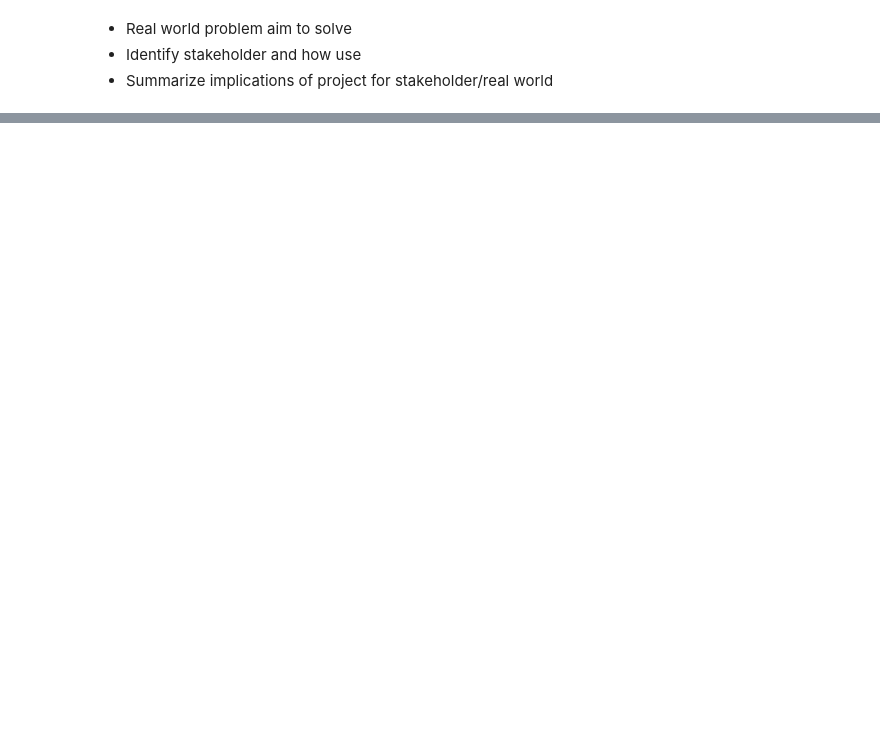
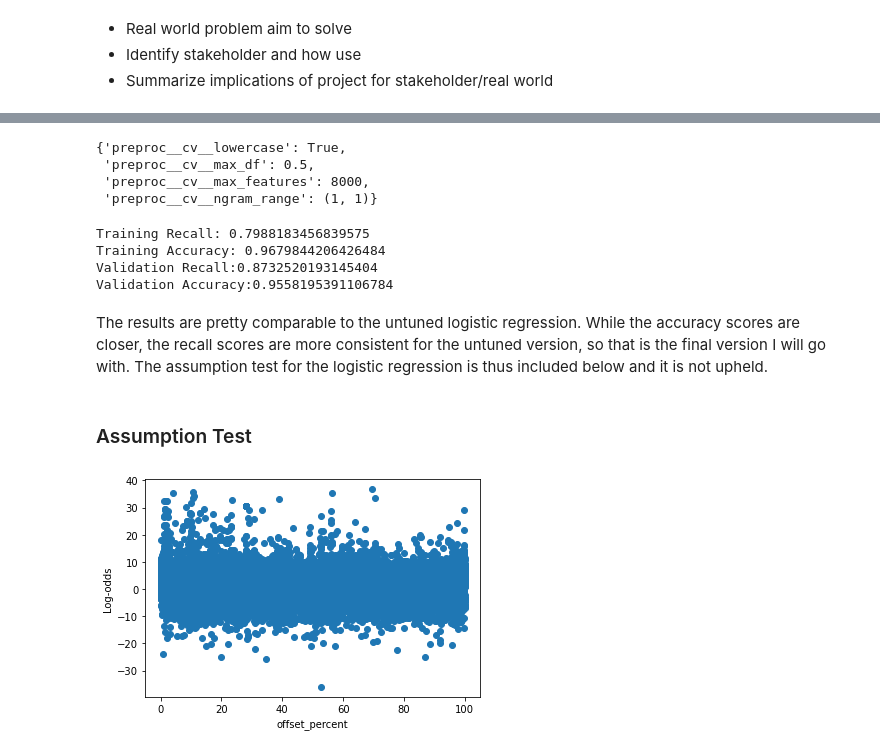
Before and after one commit to kelsklane/Capstone_Twitch_NLP, a Jupyter notebook: Twitch_Negative_Chat.ipynb, the cells around one changed output, grey strips where cells are left out. Cells and saved outputs as stored; diff of their text form; code cells hidden in the pictures; blank space fills up the shorter version.

```diff
--- a/Twitch_Negative_Chat.ipynb
+++ b/Twitch_Negative_Chat.ipynb
@@ -75,0 +96,2 @@ Evaluation:
+# %%
+df = df.dropna(subset = ['body'])
@@ -75,0 +295,3 @@ Evaluation:
+# %%
+df = df.drop(columns = ['body', 'channel_id', 'commenter_id', 'is_ad', 'created_at',
+                  'offset', 'hour', 'max_time', 'twitch_chat', 'emotes'], axis = 1)
@@ -75,0 +300,2 @@ Evaluation:
+# %%
+df['video_id'] = df['video_id'].astype(str)
@@ -78,0 +469,62 @@ Evaluation:
+# %%
+#Creates parameters to test
+params = {
+    'preproc__cv__max_features': [None, 4000, 8000],
+    'preproc__cv__max_df': [.5, .8, 1],
+    'preproc__cv__ngram_range': [(1,1), (2,2)],
+    'preproc__cv__lowercase': [False, True]
+}
+
+#Fits gridsearch on model and prints out the best parameters
+search = GridSearchCV(logreg, param_grid = params, scoring = scoring, cv = 3, refit = 'rec')
+search.fit(X_train, y_train)
+search.best_params_
+# %% [output]
+{'preproc__cv__lowercase': True,
+ 'preproc__cv__max_df': 0.5,
+ 'preproc__cv__max_features': 8000,
+ 'preproc__cv__ngram_range': (1, 1)}
+# %%
+#Pipeline for processing and fitting model
+count_vec = ColumnTransformer([
+    ('cv', CountVectorizer(lowercase = True, max_df = .5, max_features = 8000, tokenizer = chat_tokenizer), 'chats'),
+    ('ohe', OneHotEncoder(), ['video_id', 'day_night']),
+    ('ss', StandardScaler(), ['any_emojis', 'cap_ratio', 'offset_percent', 'total_comments'])],
+    remainder = 'passthrough')
+
+logreg_tune = imbpipeline(steps=[
+    ('preproc', count_vec),
+    ('smote', SMOTE(sampling_strategy = 'minority', random_state = 213)),
+    ('lr', LogisticRegression(max_iter = 10000, random_state = 213))
+])
+
+#Fits model and prints training score
+logreg_tune.fit(X_train, y_train)
+preds = logreg_tune.predict(X_train)
+print("Training Recall:", recall_score(preds, y_train))
+print("Training Accuracy:", logreg_tune.score(X_train, y_train))
+
+#Cross validates model and prints average result
+scores = cross_validate(logreg_tune, X_train, y_train, cv = 5, scoring = scoring)
+print("Validation Recall:" + str(np.mean(scores['test_rec'])))
+print("Validation Accuracy:" + str(np.mean(scores['test_acc'])))
+# %% [output]
+Training Recall: 0.7988183456839575
+Training Accuracy: 0.9679844206426484
+Validation Recall:0.8732520193145404
+Validation Accuracy:0.9558195391106784
+# %% [markdown]
+The results are pretty comparable to the untuned logistic regression. While the accuracy scores are closer, the recall scores are more consistent for the untuned version, so that is the final version I will go with. The assumption test for the logistic regression is thus included below and it is not upheld.
+# %% [markdown]
+### Assumption Test
+# %%
+#Grabs probabilities and calculates log odds
+pred = logreg.predict_proba(X_train)[:, 0]
+log_odds = np.log(pred / (1 - pred))
+#Plots log odds versus continuous variable to check for linearity
+plt.scatter(x = X_train['offset_percent'], y = log_odds)
+plt.xlabel("offset_percent")
+plt.ylabel("Log-odds")
+plt.show()
+# %% [output]
+[figure, added]
```
Also changed, not shown: parts of 52 cells of this notebook, 1 other file.
